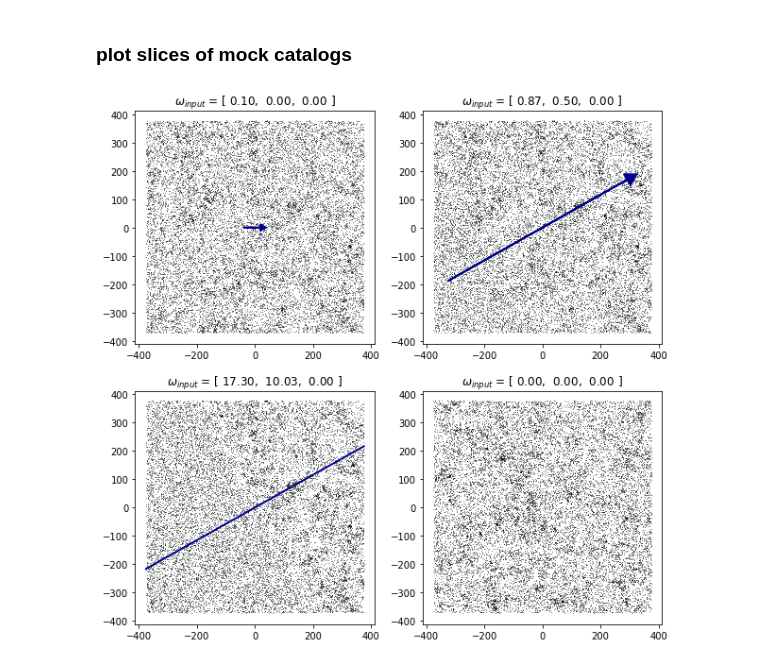
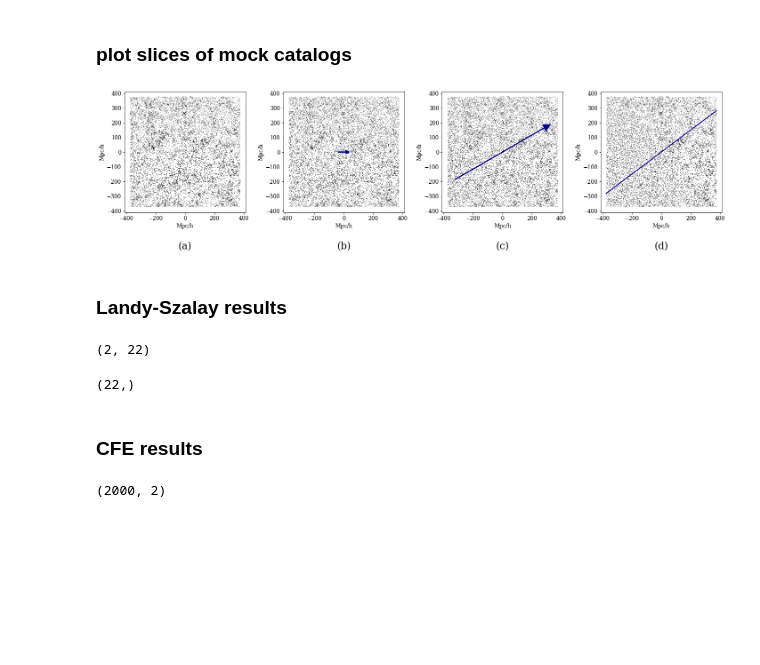
Before and after one commit to abbyw24/CFE_gradients, a Jupyter notebook: notebooks/paper_plots.ipynb, the cells around one changed output. Drawn from its saved outputs; the diff is of its cells as text; code cells hidden in the pictures; blank space fills up the shorter version.

```diff
--- a/notebooks/paper_plots.ipynb
+++ b/notebooks/paper_plots.ipynb
@@ -26,14 +47,14 @@ mock2_boxsize = mock2_dict['boxsize']
 # %%
 # super strong gradient mock
 m3 = 20
-mock3_dict = np.load(os.path.join(data_dir, f'gradient/2D/mock_data/{cat_tag}/{cat_tag}_rlz0_m-{m3:.3f}-L_b-0.500.npy'), allow_pickle=True).item()
-mock3_data = mock3_dict['grad_set']
+mock3_dict = np.load(os.path.join(data_dir, f'catalogs/gradient/2D/{cat_tag}/{cat_tag}_rlz0_m-{m3:.3f}-L_b-0.500.npy'), allow_pickle=True).item()
+mock3_data = mock3_dict['data']
 mock3_w_hat = mock3_dict['w_hat']
-mock3_boxsize = mock3_dict['boxsize']
+mock3_boxsize = mock3_dict['L']
 # %%
 # no gradient gradient mock
 m4 = 0
-mock4_dict = np.load(os.path.join(data_dir, f'gradient/1D/mock_data/{cat_tag}/{cat_tag}_rlz2_m-{m4:.3f}-L_b-0.500.npy'), allow_pickle=True).item()
-mock4_data = mock4_dict['grad_set']
-mock4_w_hat = mock4_dict['w_hat']
-mock4_boxsize = mock4_dict['boxsize']
+mock4_dict = np.load(os.path.join(data_dir, f'catalogs/lognormal/{cat_tag}/{cat_tag}_rlz0_lognormal.npy'), allow_pickle=True).item()
+mock4_data = mock4_dict['data'] - 375
+# mock4_w_hat = mock4_dict['w_hat']
+mock4_boxsize = mock4_dict['L']
@@ -44,6 +61,6 @@ rand_set = mock3_dict['rand_set'].T
 # %%
-mock_data = [mock1_data, mock2_data, mock3_data, mock4_data]
-gradients = [m1*mock1_w_hat, m2*mock2_w_hat, m3*mock3_w_hat, m4*mock4_w_hat]
+mock_data = [mock4_data, mock1_data, mock2_data, mock3_data]
+gradients = [np.array([0,0,0]), m1*mock1_w_hat, m2*mock2_w_hat, m3*mock3_w_hat]
 # %%
 # xy-slice for plotting
 z_max = -200
@@ -58,34 +75,39 @@ def arrow(gradient):
     head = cent+gradient[:2]/2
     return base, head
 # %%
-fig, axs = plt.subplots(2, 2, figsize=(10,10))
+fig, axs = plt.subplots(1, 4, figsize=(20,5))
 
 # plot galaxies
 i = 0
 
 L = mock1_boxsize
 color='darkblue'
 lw=2
-As = [1,0.2,0.2,1]
+As = [1,1,0.2,0.2]
 
-for row in range(2):
-    for col in range(2):
-        ax = axs[row,col]
-        data = data_slices[i]
-        ax.plot(data[:,0], data[:,1], 'k,', alpha=0.5)
-        ax.set_title(r'$\omega_{input}$'+' = [ {:.2f},  {:.2f},  {:.2f} ]'.format(gradients[i][0], gradients[i][1], gradients[i][2]))
+titles = ['(a)', '(b)', '(c)', '(d)']
 
-        # plot w_hat arrow
-        if i == 2:
-            x = np.linspace(-L/2,L/2,2)
-            ax.plot(x,(1/np.sqrt(3))*x,color=color, lw=lw, zorder=100)
+for col in range(4):
+    ax = axs[col]
+    data = data_slices[i]
+    ax.plot(data[:,0], data[:,1], 'k,', alpha=0.5)
+    ax.set_title(titles[col], y=-.32, fontsize=22)
+    # ax.set_title(r'$\omega_{input}$'+' = [ {:.2f},  {:.2f},  {:.2f} ]'.format(gradients[i][0], gradients[i][1], gradients[i][2]))
 
-        else:
-            base, head = arrow(gradients[i])
-            b = np.linalg.norm(head-base)
-            ax.arrow(L*base[0], L*base[1], 2*L*head[0], 2*L*head[1], color=color, lw=lw,
-                     head_width=0.3*As[i]*L*b, head_length=0.25*As[i]*L*b, length_includes_head=True, zorder=100)
+    # plot w_hat arrow
+    if i == 3:
+        x = np.linspace(-L/2,L/2,2)
+        ax.plot(x,0.75*x,color=color, lw=lw, zorder=100)
 
-        i += 1
+    else:
+        base, head = arrow(gradients[i])
+        b = np.linalg.norm(head-base)
+        ax.arrow(L*base[0], L*base[1], 2*L*head[0], 2*L*head[1], color=color, lw=lw,
+                 head_width=0.3*As[i]*L*b, head_length=0.3*As[i]*L*b, length_includes_head=True, zorder=100)
+    ax.set_aspect('equal')
+    ax.set_xlabel('Mpc/h')
+    ax.set_ylabel('Mpc/h')
+    i += 1
+fig.tight_layout()
 # %% [output]
-[figure, old version]
+[figure, new version]
@@ -105,0 +114,7 @@ for i in range(10):
+# %% [markdown]
+### Landy-Szalay results
+# %%
+ls_results = np.load(os.path.join(data_dir, f'lognormal/ls/{cat_tag}/xi_ls_3x_{cat_tag}_rlz0_lognormal.npy'), allow_pickle=True)
+ls_results.shape
+# %% [output]
+(2, 22)
@@ -105,0 +127,12 @@ for i in range(10):
+# %%
+ls_avg = np.mean(ls_results, axis=0)
+ls_avg.shape
+# %% [output]
+(22,)
+# %% [markdown]
+### CFE results
+# %%
+cfe_results = np.load(os.path.join(data_dir, f'lognormal/suave/xi/bao_fixed/{cat_tag}/xi_{cat_tag}_rlz0_lognormal.npy'), allow_pickle=True)
+cfe_results.shape
+# %% [output]
+(2000, 2)
```
Also changed, not shown: parts of 24 cells of this notebook, 7 other files.
